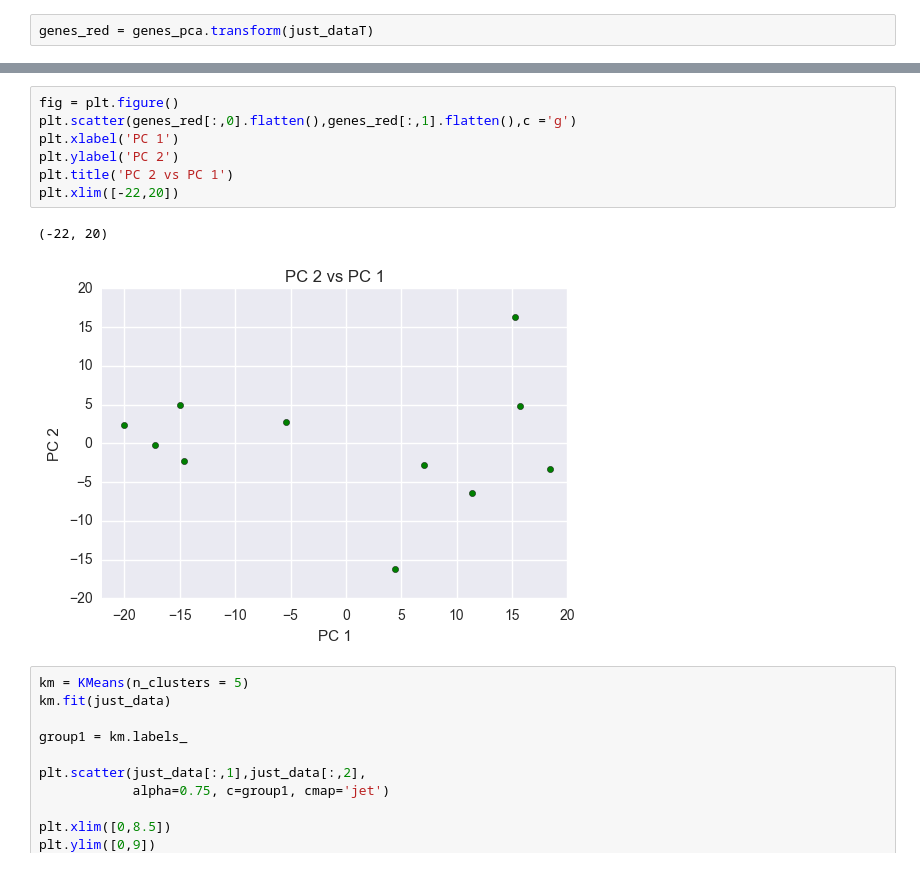
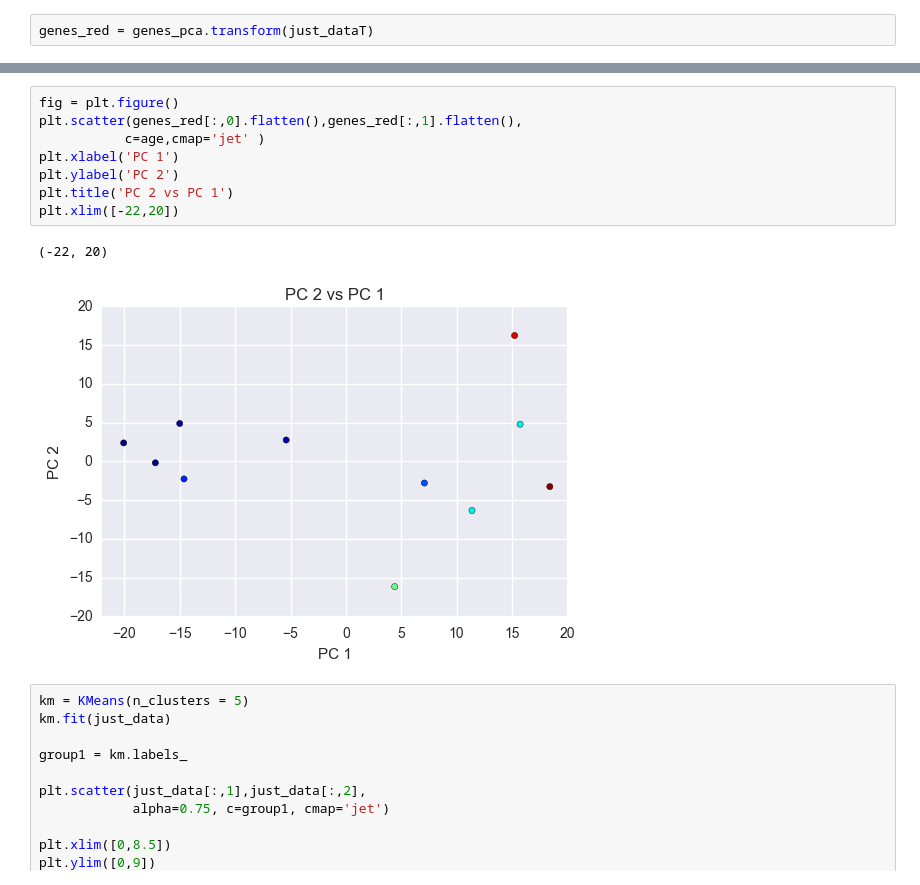
Before and after one commit to UW-Biol419-Wi2017/SpontaneousActivity, a Jupyter notebook: R50 Final_KMeans & PC by Age .ipynb, the cells around one changed output, grey strips where cells are left out. Saved outputs shown, nothing was run; the diff lists cells and outputs as text.

```diff
--- a/R50 Final_KMeans & PC by Age .ipynb
+++ b/R50 Final_KMeans & PC by Age .ipynb
@@ -63,13 +63,14 @@ Lasso Intercept: 20.0909090909
 # %%
 fig = plt.figure()
-plt.scatter(genes_red[:,0].flatten(),genes_red[:,1].flatten(),c ='g')
+plt.scatter(genes_red[:,0].flatten(),genes_red[:,1].flatten(),
+           c=age,cmap='jet' )
 plt.xlabel('PC 1')
 plt.ylabel('PC 2')
 plt.title('PC 2 vs PC 1')
 plt.xlim([-22,20])
 # %% [output]
 (-22, 20)
-[figure, old version]
+[figure, new version]
 # %%
 km = KMeans(n_clusters = 5)
 km.fit(just_data)
```
Also changed, not shown: parts of 1 cell of this notebook, 2 other files.
